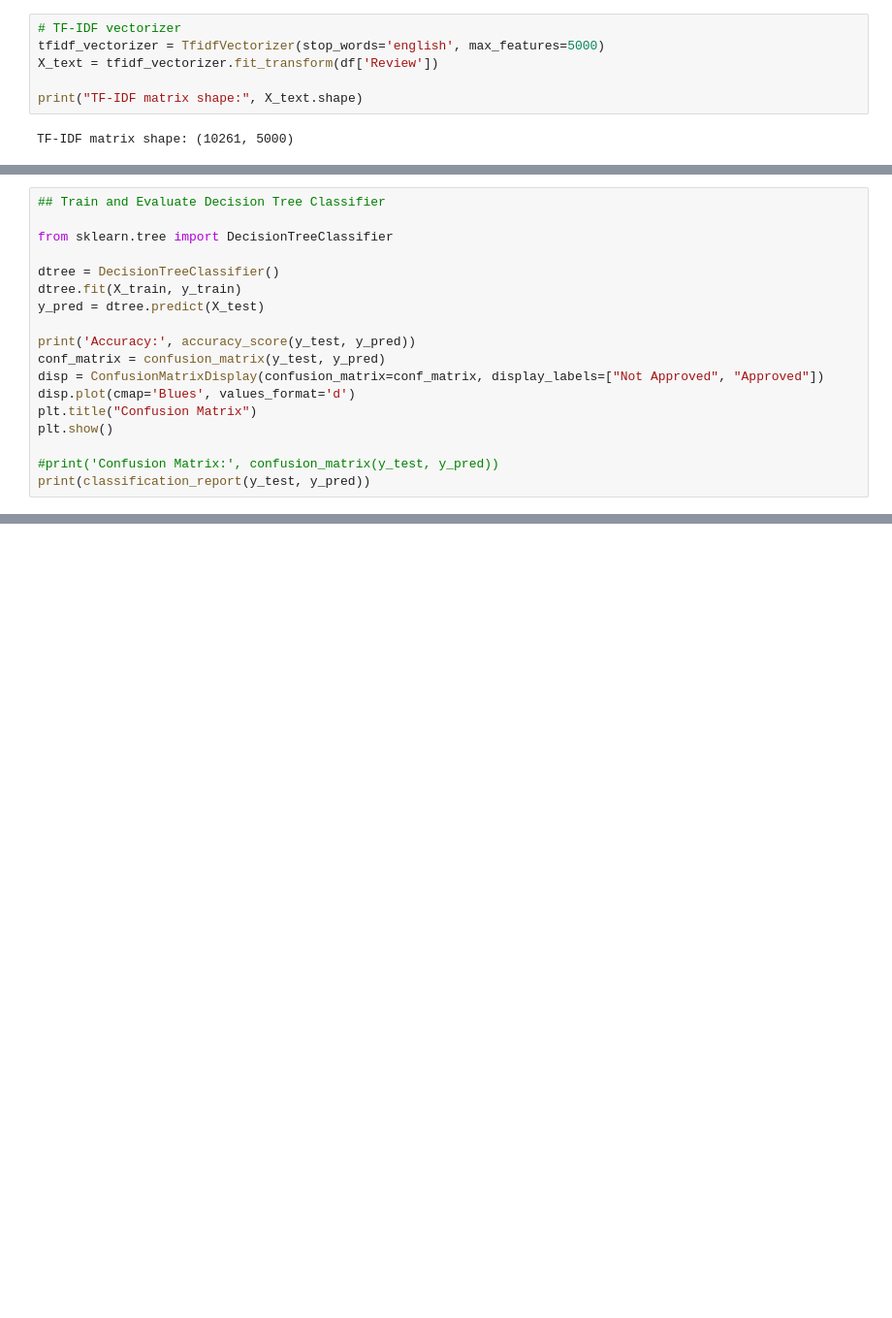
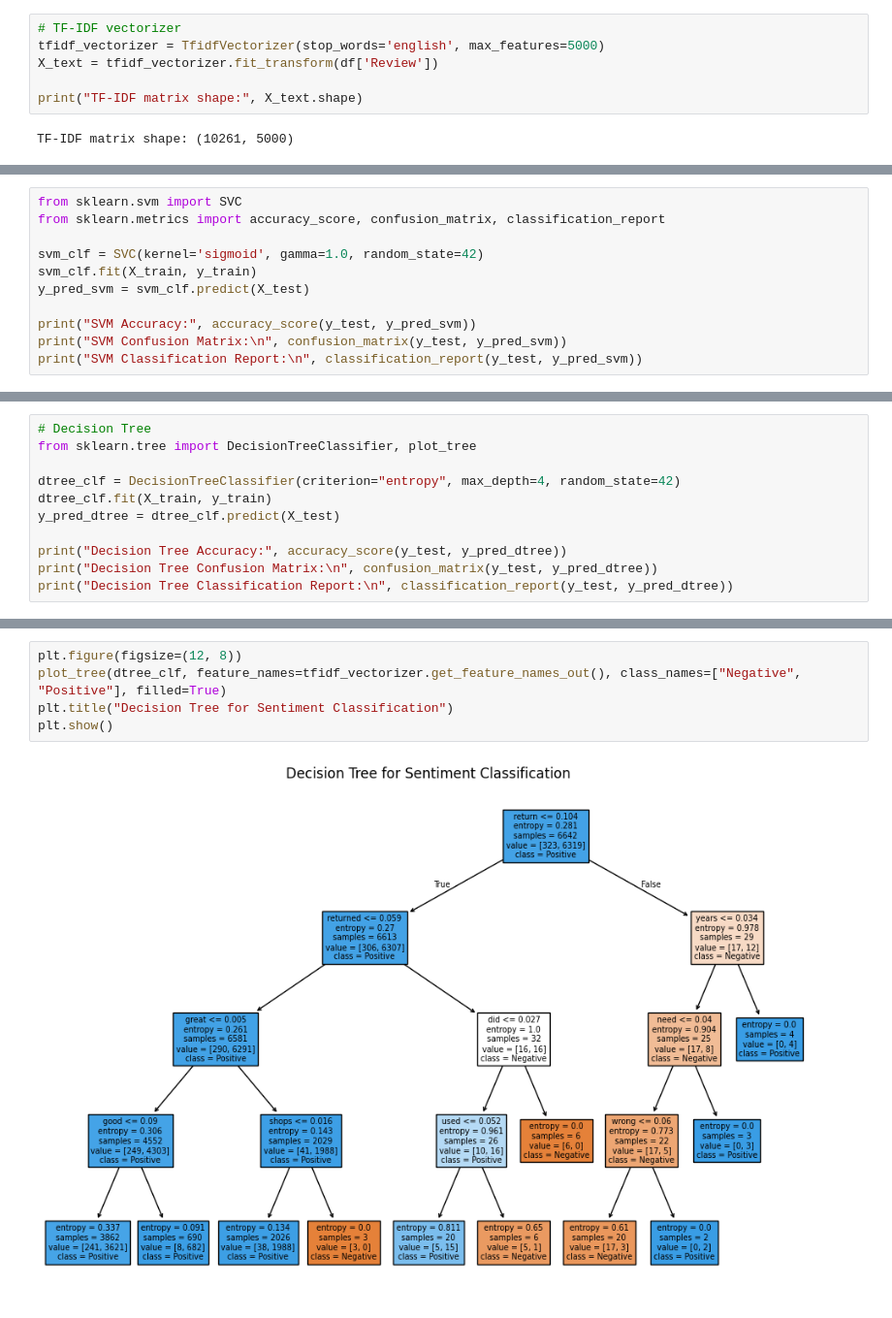
Before and after one commit to sbogde/pandamonium, a Jupyter notebook: dmi_03_amazon_reviews_02.ipynb, the cells around one changed output, grey strips where cells are left out. Shown at 97% size. Saved outputs shown, nothing was run; the diff lists cells and outputs as text; blank space fills up the shorter version.

```diff
--- a/dmi_03_amazon_reviews_02.ipynb
+++ b/dmi_03_amazon_reviews_02.ipynb
@@ -415,18 +344,0 @@ print(classification_report(y_test, y_pred))
-# %%
-## Train and Evaluate Decision Tree Classifier
-
-from sklearn.tree import DecisionTreeClassifier
-
-dtree = DecisionTreeClassifier()
-dtree.fit(X_train, y_train)
-y_pred = dtree.predict(X_test)
-
-print('Accuracy:', accuracy_score(y_test, y_pred))
-conf_matrix = confusion_matrix(y_test, y_pred)
-disp = ConfusionMatrixDisplay(confusion_matrix=conf_matrix, display_labels=["Not Approved", "Approved"])
-disp.plot(cmap='Blues', values_format='d')
-plt.title("Confusion Matrix")
-plt.show()
-
-#print('Confusion Matrix:', confusion_matrix(y_test, y_pred))
-print(classification_report(y_test, y_pred))
@@ -544,0 +349,11 @@ print('Accuracy:', accuracy_score(y_test, y_pred))
+# %%
+from sklearn.svm import SVC
+from sklearn.metrics import accuracy_score, confusion_matrix, classification_report
+
+svm_clf = SVC(kernel='sigmoid', gamma=1.0, random_state=42)
+svm_clf.fit(X_train, y_train)
+y_pred_svm = svm_clf.predict(X_test)
+
+print("SVM Accuracy:", accuracy_score(y_test, y_pred_svm))
+print("SVM Confusion Matrix:\n", confusion_matrix(y_test, y_pred_svm))
+print("SVM Classification Report:\n", classification_report(y_test, y_pred_svm))
@@ -544,0 +374,11 @@ print('Accuracy:', accuracy_score(y_test, y_pred))
+# %%
+# Decision Tree
+from sklearn.tree import DecisionTreeClassifier, plot_tree
+
+dtree_clf = DecisionTreeClassifier(criterion="entropy", max_depth=4, random_state=42)
+dtree_clf.fit(X_train, y_train)
+y_pred_dtree = dtree_clf.predict(X_test)
+
+print("Decision Tree Accuracy:", accuracy_score(y_test, y_pred_dtree))
+print("Decision Tree Confusion Matrix:\n", confusion_matrix(y_test, y_pred_dtree))
+print("Decision Tree Classification Report:\n", classification_report(y_test, y_pred_dtree))
@@ -544,0 +399,7 @@ print('Accuracy:', accuracy_score(y_test, y_pred))
+# %%
+plt.figure(figsize=(12, 8))
+plot_tree(dtree_clf, feature_names=tfidf_vectorizer.get_feature_names_out(), class_names=["Negative", "Positive"], filled=True)
+plt.title("Decision Tree for Sentiment Classification")
+plt.show()
+# %% [output]
+[figure, added]
```
Also changed, not shown: parts of 19 cells of this notebook.
